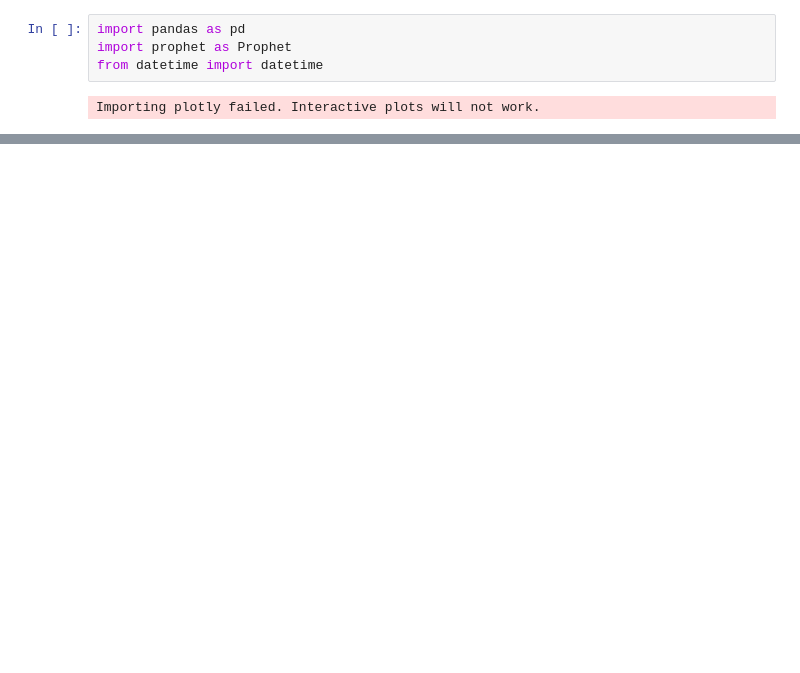
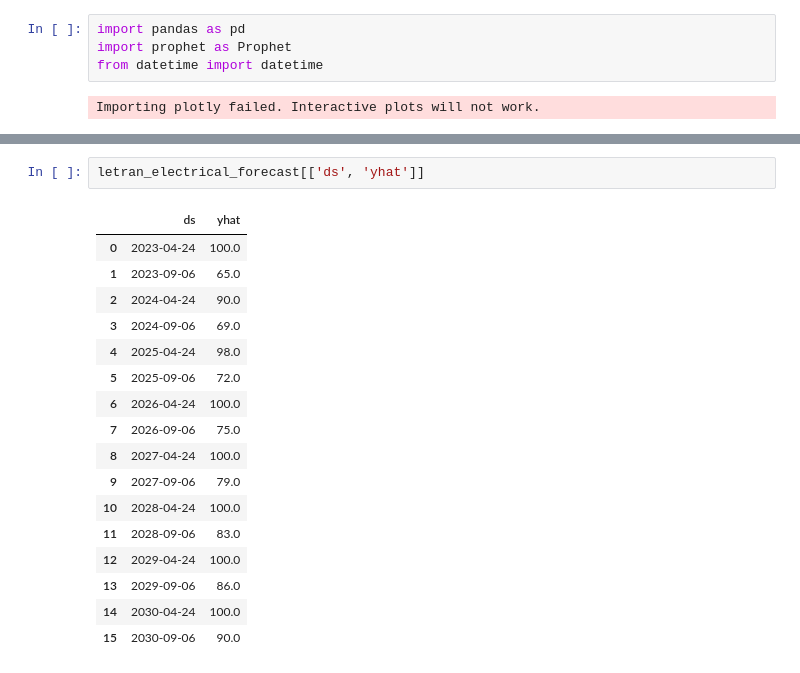
Before and after one commit to Shenchii/SeeKampus_Flask, a Jupyter notebook: Backend/Time Series/BSElectrical_Time_Series.ipynb, the cells around one changed output, grey strips where cells are left out. Cells and saved outputs as stored; diff of their text form; blank space fills up the shorter version.

```diff
--- a/Backend/Time Series/BSElectrical_Time_Series.ipynb
+++ b/Backend/Time Series/BSElectrical_Time_Series.ipynb
@@ -31,0 +36,20 @@ _forecast['yhat'] = _forecast['yhat'].clip(lower=0, upper=100).round()
+# %%
+letran_electrical_forecast[['ds', 'yhat']]
+# %% [output]
+|  | ds | yhat |
+| 0 | 2023-04-24 | 100.0 |
+| 1 | 2023-09-06 | 65.0 |
+| 2 | 2024-04-24 | 90.0 |
+| 3 | 2024-09-06 | 69.0 |
+| 4 | 2025-04-24 | 98.0 |
+| 5 | 2025-09-06 | 72.0 |
+| 6 | 2026-04-24 | 100.0 |
+| 7 | 2026-09-06 | 75.0 |
+| 8 | 2027-04-24 | 100.0 |
+| 9 | 2027-09-06 | 79.0 |
+| 10 | 2028-04-24 | 100.0 |
+| 11 | 2028-09-06 | 83.0 |
+| 12 | 2029-04-24 | 100.0 |
+| 13 | 2029-09-06 | 86.0 |
+| 14 | 2030-04-24 | 100.0 |
+| 15 | 2030-09-06 | 90.0 |
```
Also changed, not shown: parts of 8 cells of this notebook, 11 other files.
